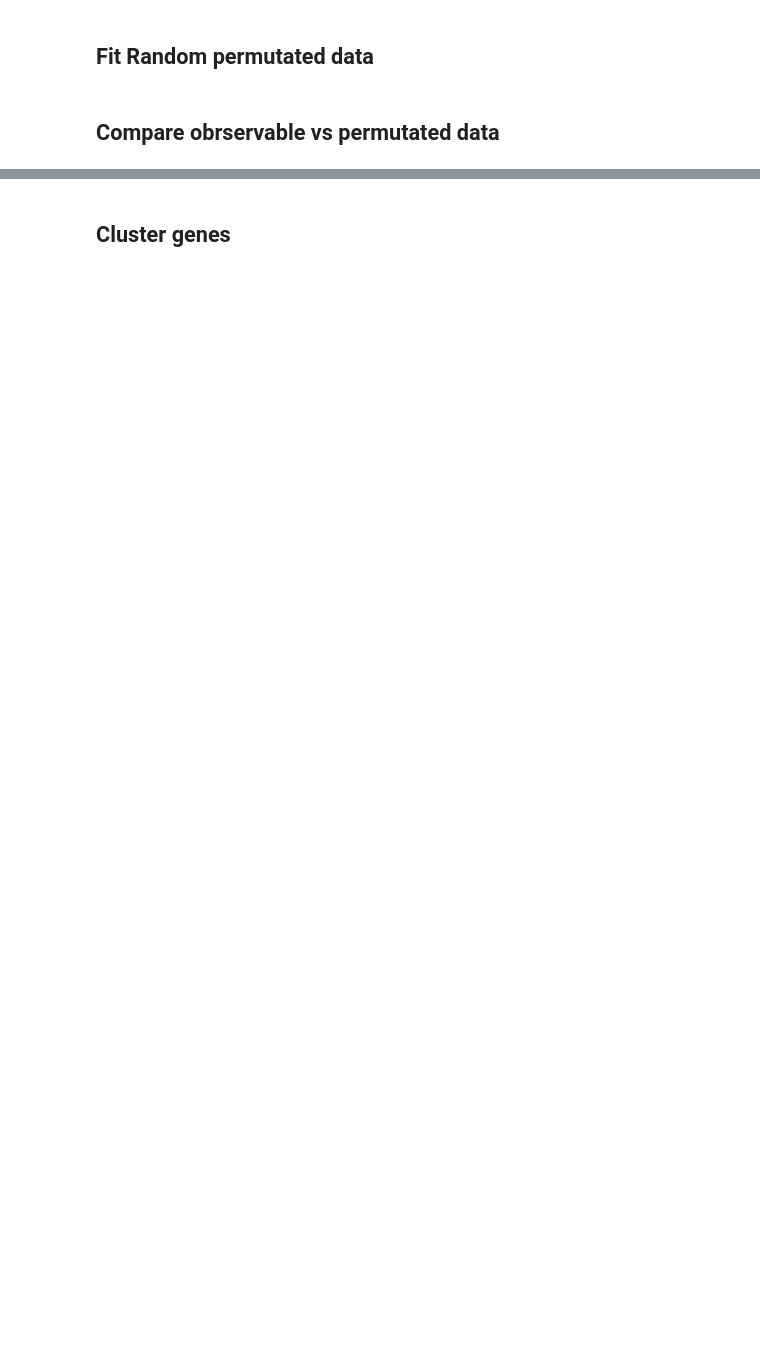
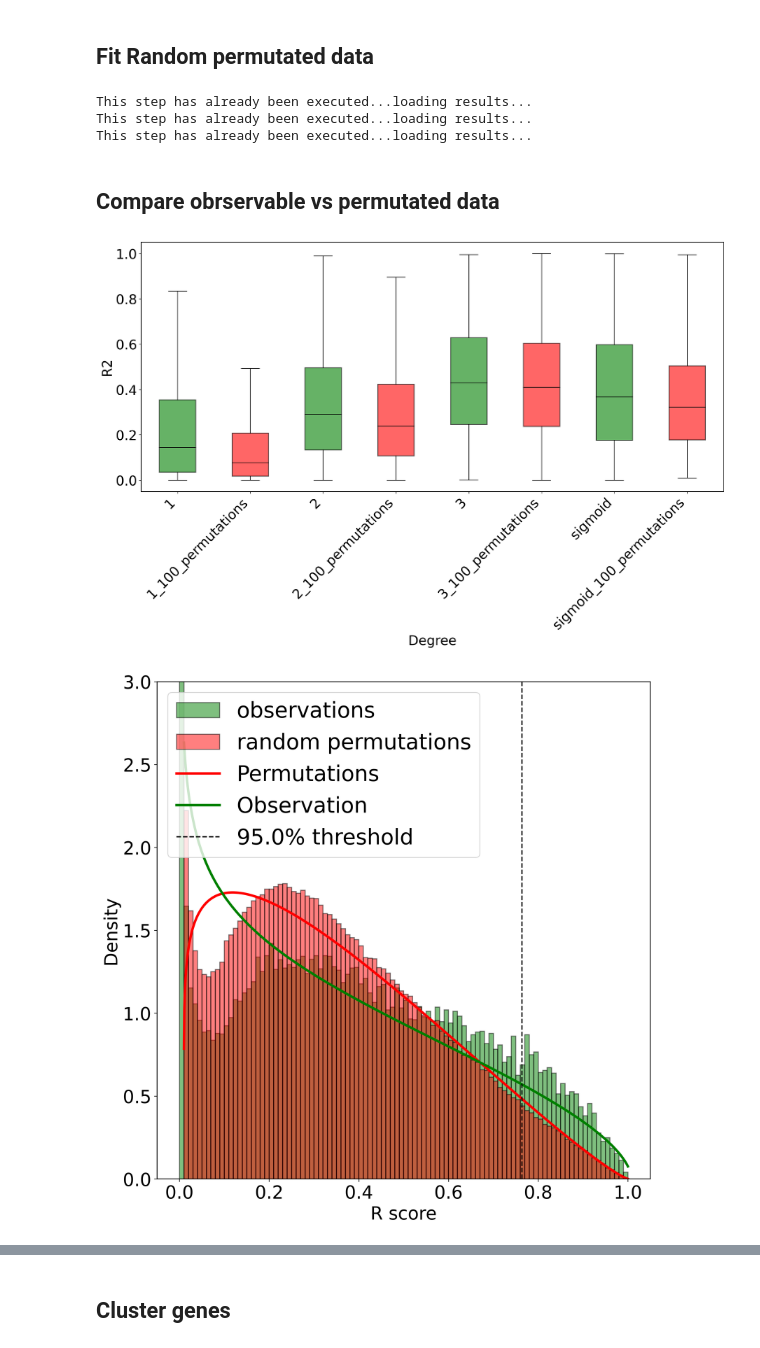
Before and after one commit to Dallavilla-Tiziano/profile_analysis, a Jupyter notebook: notebooks/paper_analysis/profile_analysis_colon.ipynb, the cells around one changed output, grey strips where cells are left out. Cells and saved outputs as stored; diff of their text form; code cells hidden in the pictures; blank space fills up the shorter version.

```diff
--- a/notebooks/paper_analysis/profile_analysis_colon.ipynb
+++ b/notebooks/paper_analysis/profile_analysis_colon.ipynb
@@ -33,4 +69,4 @@ mad_tr.head()
 # %% [markdown]
 ## Fit Observables
 # %%
-scores_tr, poly_obs_scores_tr, sig_obs_scores_tr, poly_models_tr, sig_models_tr = pa_transcriptome.fit_data(medians_tr, mad_tr, guess_bounds = True, dog_allowed=False)
+scores_tr, poly_obs_scores_tr, sig_obs_scores_tr, poly_models_tr, sig_models_tr = pa_transcriptome.fit_data(medians_tr, guess_bounds = True)
@@ -39,8 +78,15 @@ scores_tr.head()
 # %% [markdown]
 ## Fit Random permutated data
 # %%
-poly_perm_scores_tr, sig_perm_scores_tr=pa_transcriptome.fit_random_data(medians_tr, mad_tr, guess_bounds = True, dog_allowed=True)
+poly_perm_scores_tr, sig_perm_scores_tr, sig_perm_models_tr = pa_transcriptome.fit_random_data(medians_tr, guess_bounds = True)
+# %% [output]
+This step has already been executed...loading results...
+This step has already been executed...loading results...
+This step has already been executed...loading results...
 # %% [markdown]
 ## Compare obrservable vs permutated data
 # %%
-models_pvalue_tr=pa_transcriptome.plot_gof(poly_obs_scores_tr, sig_obs_scores_tr, poly_perm_scores_tr, sig_perm_scores_tr, dist_obs=False, dist_perm=False)
+models_pvalue_tr=pa_transcriptome.plot_gof(poly_obs_scores_tr, sig_obs_scores_tr, poly_perm_scores_tr, sig_perm_scores_tr, dist_obs=True, dist_perm=True)
+# %% [output]
+[figure, added]
+[figure, added]
```
Also changed, not shown: parts of 189 cells of this notebook.
